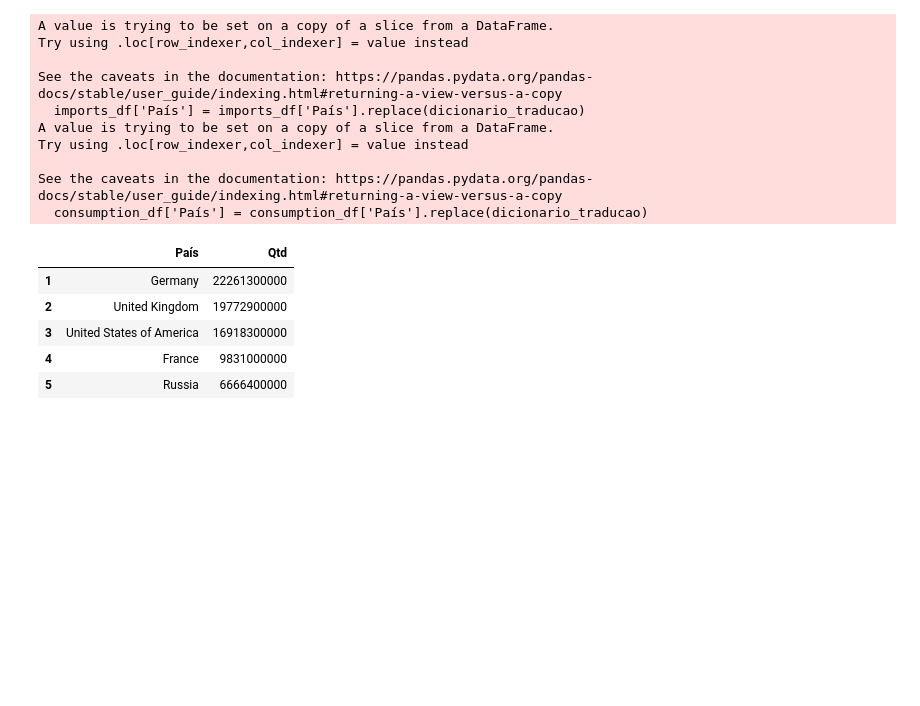
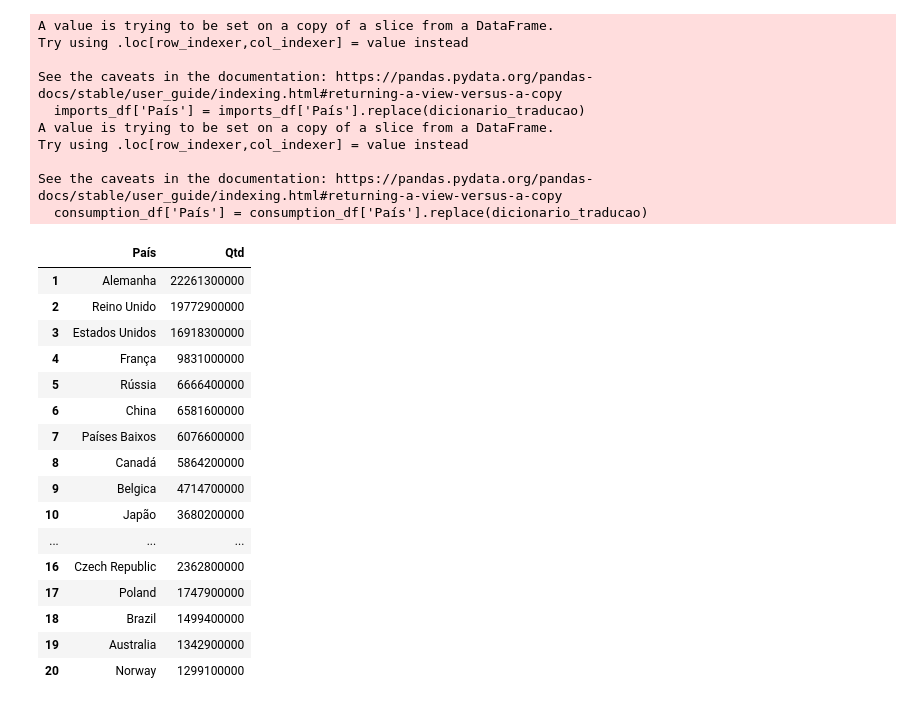
Before and after one commit to VivianeCorreia/Tech-Challenge, a Jupyter notebook: 2_challenge.ipynb, the cells around one changed output. Cells and saved outputs as stored; diff of their text form; code cells hidden in the pictures; blank space fills up the shorter version.

```diff
--- a/2_challenge.ipynb
+++ b/2_challenge.ipynb
@@ -1016,15 +1016,25 @@ dicionario_traducao = {
     'Spain': 'Espanha',
     'Russia' : 'Russia',
     'Argentina': 'Argentina',
-    'Netherlands': 'Paises Baixos',
+    'Netherlands': 'Países Baixos',
     'Canada': 'Canadá',
     'Belgium' : 'Belgica',
-    'Japan': 'Japão'
+    'Japan': 'Japão',
+
+    'Russia' :'Rússia',
+    'Paraguay': 'Paraguai'
+
 }
 # %%
 # Traduzir
 imports_df['País'] = imports_df['País'].replace(dicionario_traducao)
 
+
+imp_pais['País'] = imp_pais['País'].replace(dicionario_traducao)
+
+top_imp['País'] = top_imp['País'].replace(dicionario_traducao)
+
+
 consumption_df['País'] = consumption_df['País'].replace(dicionario_traducao)
 # %% [output]
 A value is trying to be set on a copy of a slice from a DataFrame.
@@ -1038,14 +1048,25 @@ Try using .loc[row_indexer,col_indexer] = value instead
 See the caveats in the documentation: https://pandas.pydata.org/pandas-docs/stable/user_guide/indexing.html#returning-a-view-versus-a-copy
   consumption_df['País'] = consumption_df['País'].replace(dicionario_traducao)
 # %%
-imp_pais.head()
+imp_pais.head(20)
 # %% [output]
 |  | País | Qtd |
-| 1 | Germany | 22261300000 |
-| 2 | United Kingdom | 19772900000 |
-| 3 | United States of America | 16918300000 |
-| 4 | France | 9831000000 |
-| 5 | Russia | 6666400000 |
+| 1 | Alemanha | 22261300000 |
+| 2 | Reino Unido | 19772900000 |
+| 3 | Estados Unidos | 16918300000 |
+| 4 | França | 9831000000 |
+| 5 | Rússia | 6666400000 |
+| 6 | China | 6581600000 |
+| 7 | Países Baixos | 6076600000 |
+| 8 | Canadá | 5864200000 |
+| 9 | Belgica | 4714700000 |
+| 10 | Japão | 3680200000 |
+| ... | ... | ... |
+| 16 | Czech Republic | 2362800000 |
+| 17 | Poland | 1747900000 |
+| 18 | Brazil | 1499400000 |
+| 19 | Australia | 1342900000 |
+| 20 | Norway | 1299100000 |
 # %%
 def format_with_thousands_separator(value):
     return '{:,.2f}'.format(value).replace(',', ' ')
```
Also changed, not shown: parts of 7 cells of this notebook.
